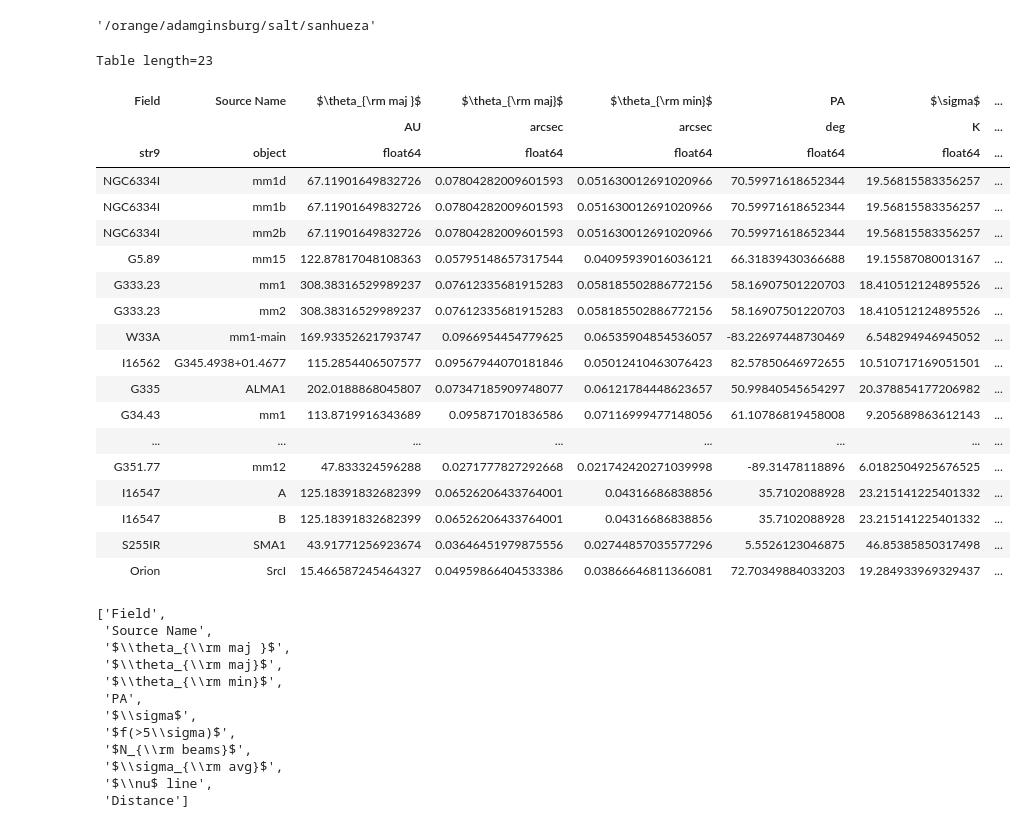
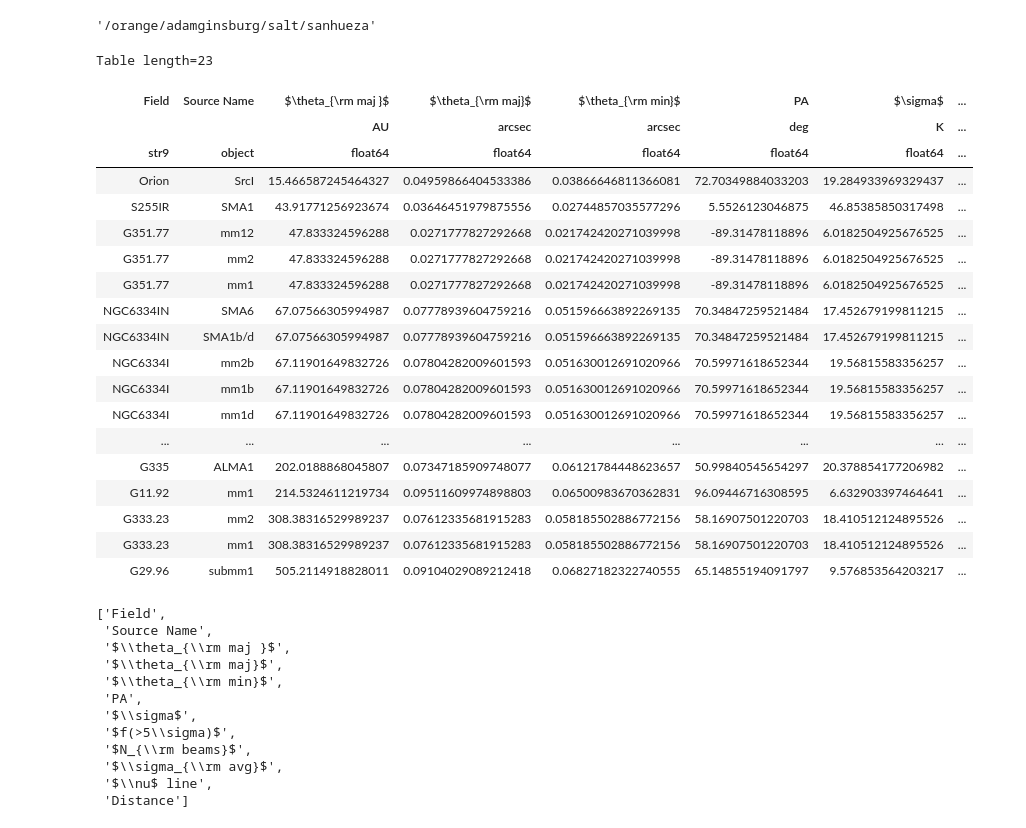
Before and after one commit to keflavich/saltmining, a Jupyter notebook: notebooks/SummarizeSanhueza.ipynb, the cells around one changed output. Drawn from its saved outputs; the diff is of its cells as text; code cells hidden in the pictures.

```diff
--- a/notebooks/SummarizeSanhueza.ipynb
+++ b/notebooks/SummarizeSanhueza.ipynb
@@ -637,49 +637,50 @@ textbl[r"$\theta_{\rm maj }$"] = (distance_kpc * textbl[r"$\theta_{\rm min}$"].q
 formats = {"$f(>5\sigma)$": lambda x: "{0:0.2f}".format(x),
            r"$N_{\rm beams}$": lambda x: f"{int(x):0d}",
            r"$\theta_{\rm min}$": lambda x: f"{x:0.3f}",
            r"$\theta_{\rm maj}$": lambda x: f"{x:0.3f}",
            r"$\theta_{\rm maj }$": lambda x: f"{int(round(x, -1)):0d}",
            "PA": lambda x: f"{x:0.1f}",
            r'$\sigma_{\rm avg}$': lambda x: f"{x:0.1f}",
            '$\sigma$': lambda x: f"{x:0.1f}",
           }
 
 textbl = textbl[['Field',
  'Source Name',
  '$\\theta_{\\rm maj }$',
  '$\\theta_{\\rm maj}$',
  '$\\theta_{\\rm min}$',
  'PA',
  '$\\sigma$',
  '$f(>5\\sigma)$',
  '$N_{\\rm beams}$',
  '$\\sigma_{\\rm avg}$',
  '$\\nu$ line',
  'Distance',
                 ]]
+textbl.sort(r"$\theta_{\rm maj }$")
 textbl.write('data_summary.tex', format='ascii.latex', formats=formats, latexdict=latexdict, overwrite=True)
 textbl
 # %% [output]
 Table length=23
 | Field | Source Name | $\theta_{\rm maj }$ | $\theta_{\rm maj}$ | $\theta_{\rm min}$ | PA | $\sigma$ | ... |
 |  |  | AU | arcsec | arcsec | deg | K | ... |
 | str9 | object | float64 | float64 | float64 | float64 | float64 | ... |
+| Orion | SrcI | 15.466587245464327 | 0.04959866404533386 | 0.03866646811366081 | 72.70349884033203 | 19.284933969329437 | ... |
+| S255IR | SMA1 | 43.91771256923674 | 0.03646451979875556 | 0.02744857035577296 | 5.5526123046875 | 46.85385850317498 | ... |
+| G351.77 | mm12 | 47.833324596288 | 0.0271777827292668 | 0.021742420271039998 | -89.31478118896 | 6.0182504925676525 | ... |
+| G351.77 | mm2 | 47.833324596288 | 0.0271777827292668 | 0.021742420271039998 | -89.31478118896 | 6.0182504925676525 | ... |
+| G351.77 | mm1 | 47.833324596288 | 0.0271777827292668 | 0.021742420271039998 | -89.31478118896 | 6.0182504925676525 | ... |
+| NGC6334IN | SMA6 | 67.07566305994987 | 0.07778939604759216 | 0.051596663892269135 | 70.34847259521484 | 17.452679199811215 | ... |
+| NGC6334IN | SMA1b/d | 67.07566305994987 | 0.07778939604759216 | 0.051596663892269135 | 70.34847259521484 | 17.452679199811215 | ... |
+| NGC6334I | mm2b | 67.11901649832726 | 0.07804282009601593 | 0.051630012691020966 | 70.59971618652344 | 19.56815583356257 | ... |
+| NGC6334I | mm1b | 67.11901649832726 | 0.07804282009601593 | 0.051630012691020966 | 70.59971618652344 | 19.56815583356257 | ... |
 | NGC6334I | mm1d | 67.11901649832726 | 0.07804282009601593 | 0.051630012691020966 | 70.59971618652344 | 19.56815583356257 | ... |
-| NGC6334I | mm1b | 67.11901649832726 | 0.07804282009601593 | 0.051630012691020966 | 70.59971618652344 | 19.56815583356257 | ... |
-| NGC6334I | mm2b | 67.11901649832726 | 0.07804282009601593 | 0.051630012691020966 | 70.59971618652344 | 19.56815583356257 | ... |
-| G5.89 | mm15 | 122.87817048108363 | 0.05795148657317544 | 0.04095939016036121 | 66.31839430366688 | 19.15587080013167 | ... |
+| ... | ... | ... | ... | ... | ... | ... | ... |
+| G335 | ALMA1 | 202.0188868045807 | 0.07347185909748077 | 0.06121784448623657 | 50.99840545654297 | 20.378854177206982 | ... |
+| G11.92 | mm1 | 214.5324611219734 | 0.09511609974898803 | 0.06500983670362831 | 96.09446716308595 | 6.632903397464641 | ... |
+| G333.23 | mm2 | 308.38316529989237 | 0.07612335681915283 | 0.058185502886772156 | 58.16907501220703 | 18.410512124895526 | ... |
 | G333.23 | mm1 | 308.38316529989237 | 0.07612335681915283 | 0.058185502886772156 | 58.16907501220703 | 18.410512124895526 | ... |
-| G333.23 | mm2 | 308.38316529989237 | 0.07612335681915283 | 0.058185502886772156 | 58.16907501220703 | 18.410512124895526 | ... |
-| W33A | mm1-main | 169.93352621793747 | 0.0966954454779625 | 0.06535904854536057 | -83.22697448730469 | 6.548294946945052 | ... |
-| I16562 | G345.4938+01.4677 | 115.2854406507577 | 0.09567944070181846 | 0.05012410463076423 | 82.57850646972655 | 10.510717169051501 | ... |
-| G335 | ALMA1 | 202.0188868045807 | 0.07347185909748077 | 0.06121784448623657 | 50.99840545654297 | 20.378854177206982 | ... |
-| G34.43 | mm1 | 113.8719916343689 | 0.095871701836586 | 0.07116999477148056 | 61.10786819458008 | 9.205689863612143 | ... |
-| ... | ... | ... | ... | ... | ... | ... | ... |
-| G351.77 | mm12 | 47.833324596288 | 0.0271777827292668 | 0.021742420271039998 | -89.31478118896 | 6.0182504925676525 | ... |
-| I16547 | A | 125.18391832682399 | 0.06526206433764001 | 0.04316686838856 | 35.7102088928 | 23.215141225401332 | ... |
-| I16547 | B | 125.18391832682399 | 0.06526206433764001 | 0.04316686838856 | 35.7102088928 | 23.215141225401332 | ... |
-| S255IR | SMA1 | 43.91771256923674 | 0.03646451979875556 | 0.02744857035577296 | 5.5526123046875 | 46.85385850317498 | ... |
-| Orion | SrcI | 15.466587245464327 | 0.04959866404533386 | 0.03866646811366081 | 72.70349884033203 | 19.284933969329437 | ... |
+| G29.96 | submm1 | 505.2114918828011 | 0.09104029089212418 | 0.06827182322740555 | 65.14855194091797 | 9.576853564203217 | ... |
 # %%
 textbl.colnames
 # %% [output]
```
Also changed, not shown: parts of 3 cells of this notebook, 1 other file.
